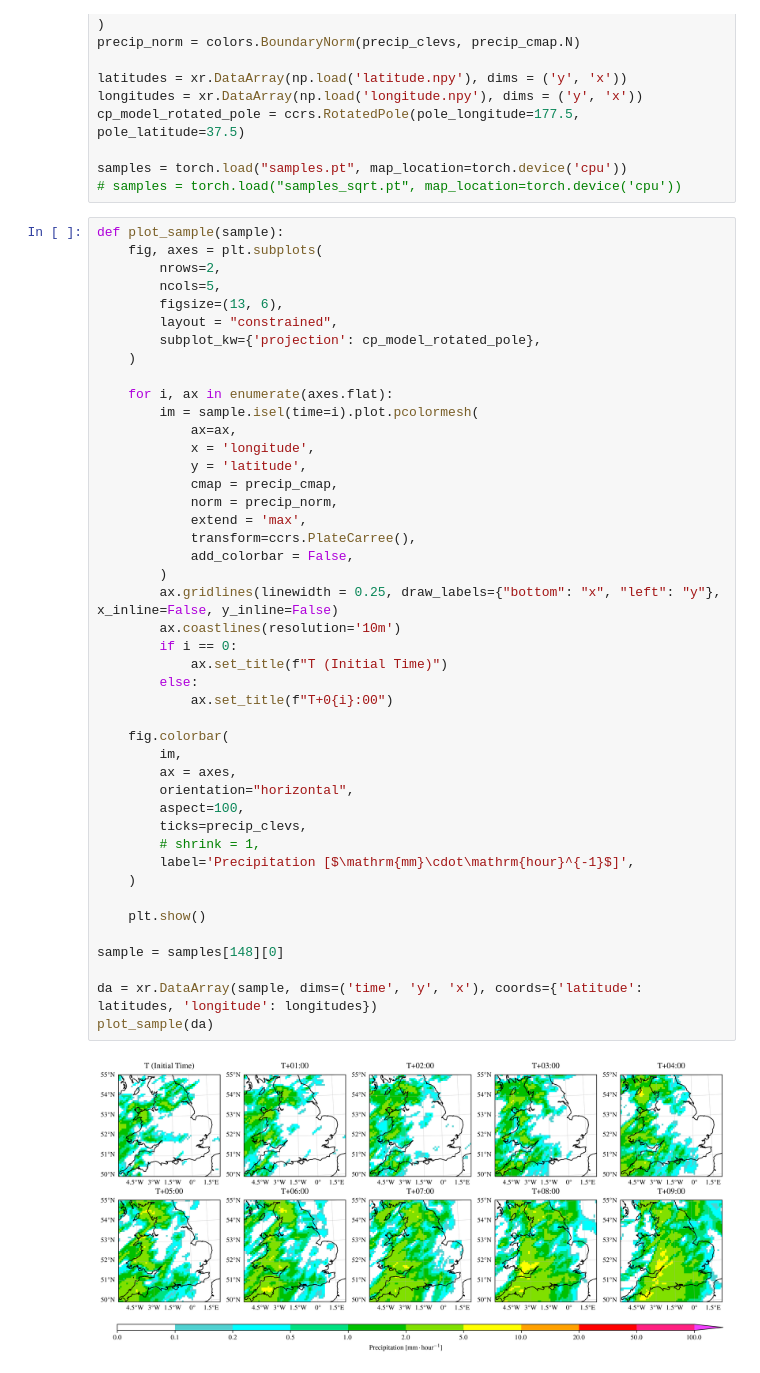
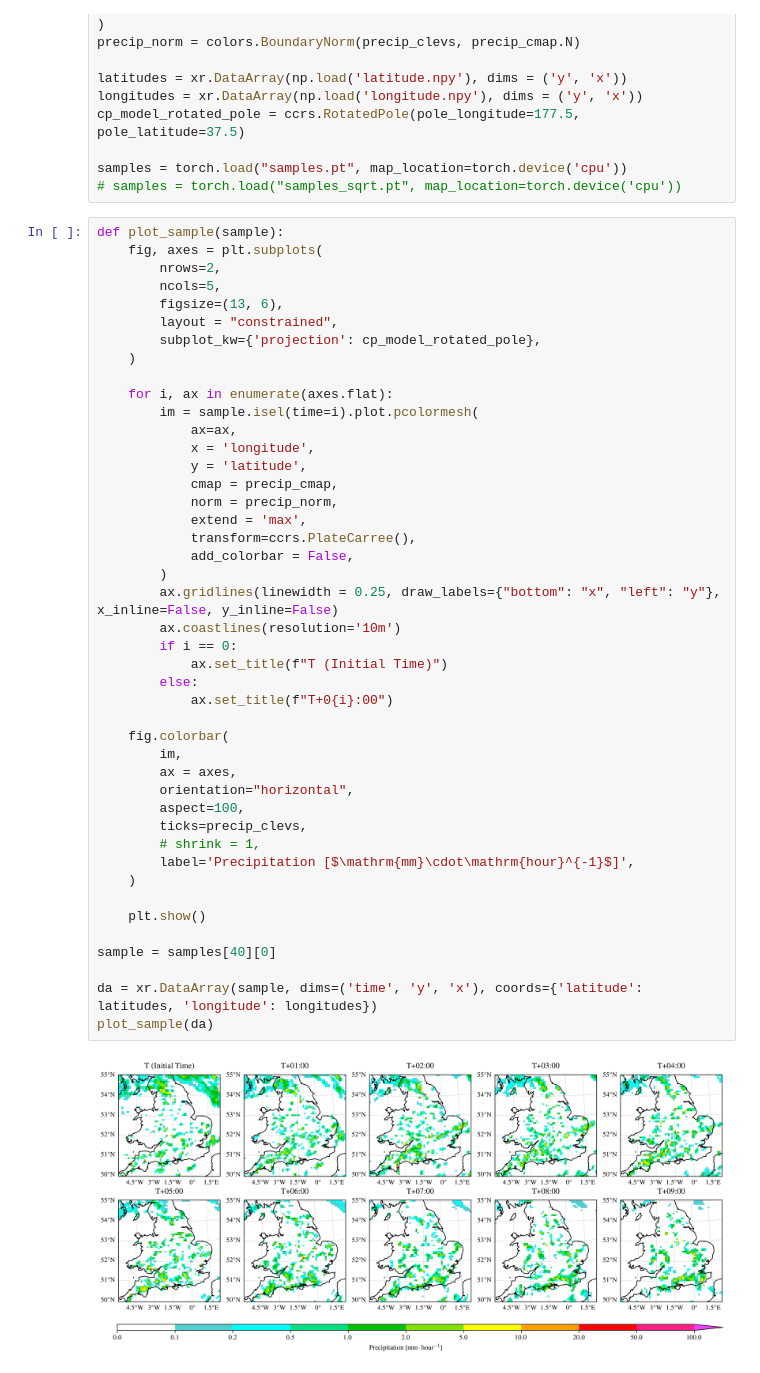
Before and after one commit to henryaddison/video-diffusion-climate, a Jupyter notebook: notebooks/geo.ipynb, the cells around one changed output. Cells and saved outputs as stored; diff of their text form.

```diff
--- a/notebooks/geo.ipynb
+++ b/notebooks/geo.ipynb
@@ -44,35 +44,35 @@ def plot_sample(sample):
             y = 'latitude',
             cmap = precip_cmap,
             norm = precip_norm,
             extend = 'max',
             transform=ccrs.PlateCarree(),
             add_colorbar = False,
         )
         ax.gridlines(linewidth = 0.25, draw_labels={"bottom": "x", "left": "y"}, x_inline=False, y_inline=False)
         ax.coastlines(resolution='10m')
         if i == 0:
             ax.set_title(f"T (Initial Time)")
         else:
             ax.set_title(f"T+0{i}:00")
 
     fig.colorbar(
         im,
         ax = axes,
         orientation="horizontal",
         aspect=100,
         ticks=precip_clevs,
         # shrink = 1,
         label='Precipitation [$\mathrm{mm}\cdot\mathrm{hour}^{-1}$]',
     )
 
     plt.show()
 
-sample = samples[148][0]
+sample = samples[40][0]
 
 da = xr.DataArray(sample, dims=('time', 'y', 'x'), coords={'latitude': latitudes, 'longitude': longitudes})
 plot_sample(da)
 # %% [output]
-[figure, old version]
+[figure, new version]
 # %%
 # 10 frames with the highest max and mean values
 
```
Also changed, not shown: parts of 1 cell of this notebook, 9 other files.
